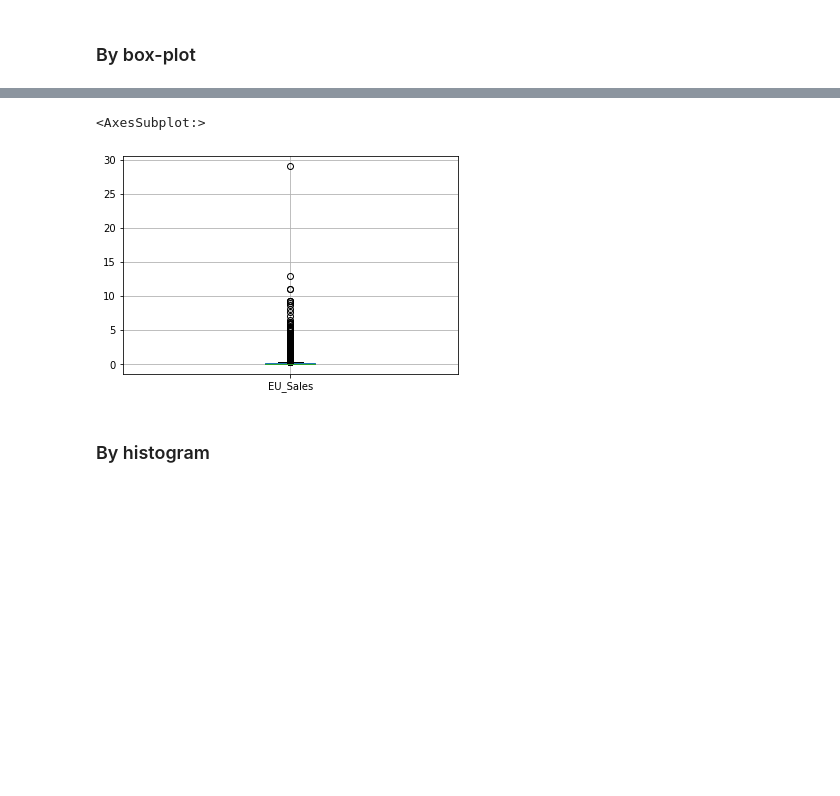
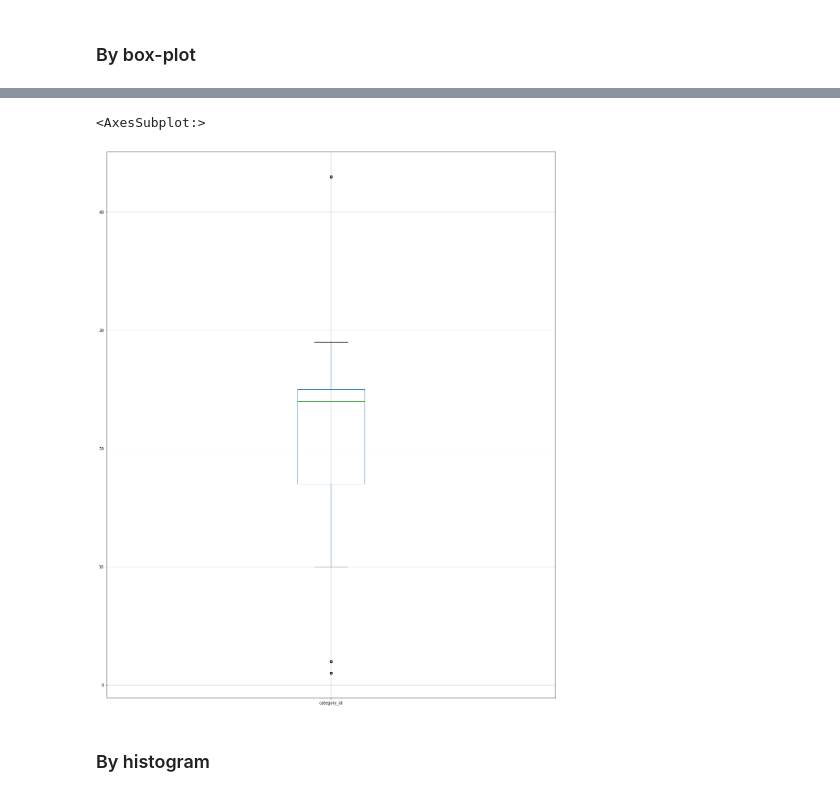
Before and after one commit to kawaremu/CodeLabsAcademy, a Jupyter notebook: Unit 2/Homeworks/data-exploration.ipynb, the cells around one changed output, grey strips where cells are left out. Saved outputs shown, nothing was run; the diff lists cells and outputs as text; code cells hidden in the pictures; blank space fills up the shorter version.

```diff
--- a/Unit 2/Homeworks/data-exploration.ipynb
+++ b/Unit 2/Homeworks/data-exploration.ipynb
@@ -391,0 +394,2 @@ plt.boxplot(x=df['EU_Sales'])
+# %%
+df = pd.read_csv('videosUS.csv')
@@ -589,8 +616,8 @@ df.boxplot(column=['EU_Sales','NA_Sales','JP_Sales','Global_Sales','Other_Sales'
 # %%
-df.boxplot(column='EU_Sales')
+df.boxplot(column='category_id',figsize=(20,25))
 # %% [output]
 <AxesSubplot:>
-[figure, old version]
+[figure, new version]
 # %% [markdown]
 ### By histogram
 # %%
```
Also changed, not shown: parts of 44 cells of this notebook, 6 other files.
